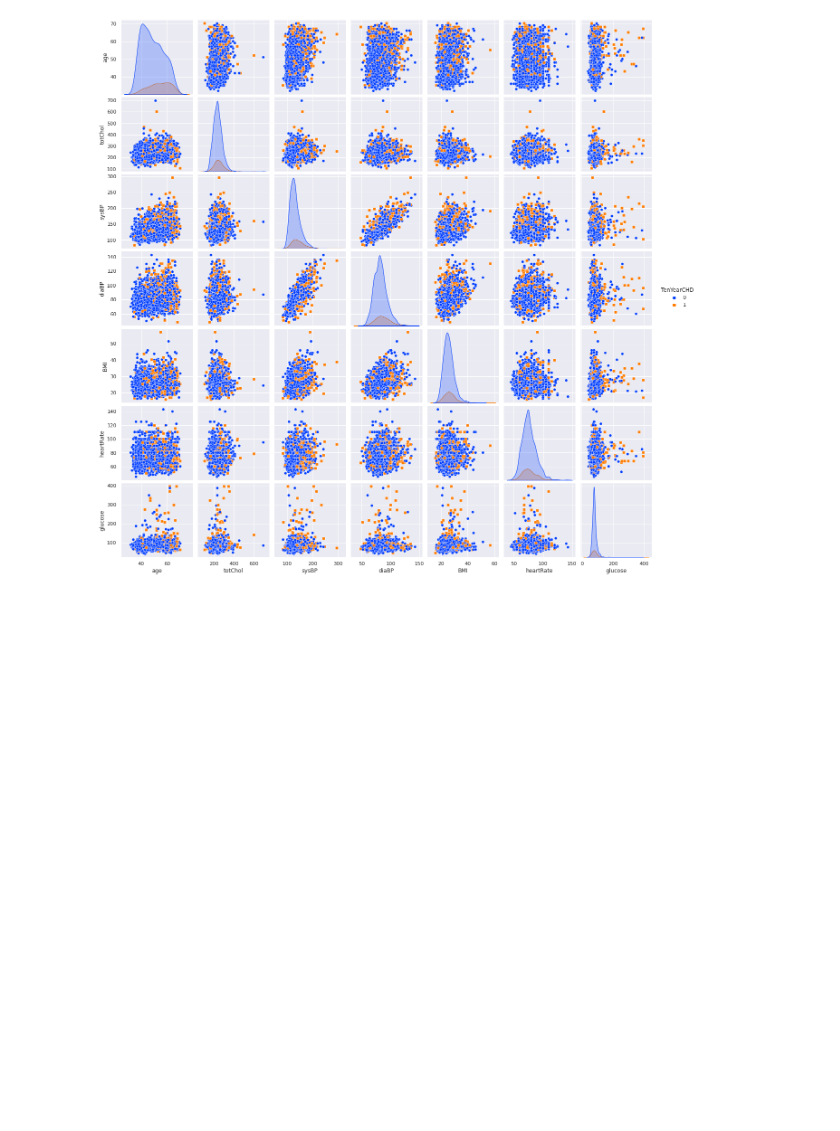
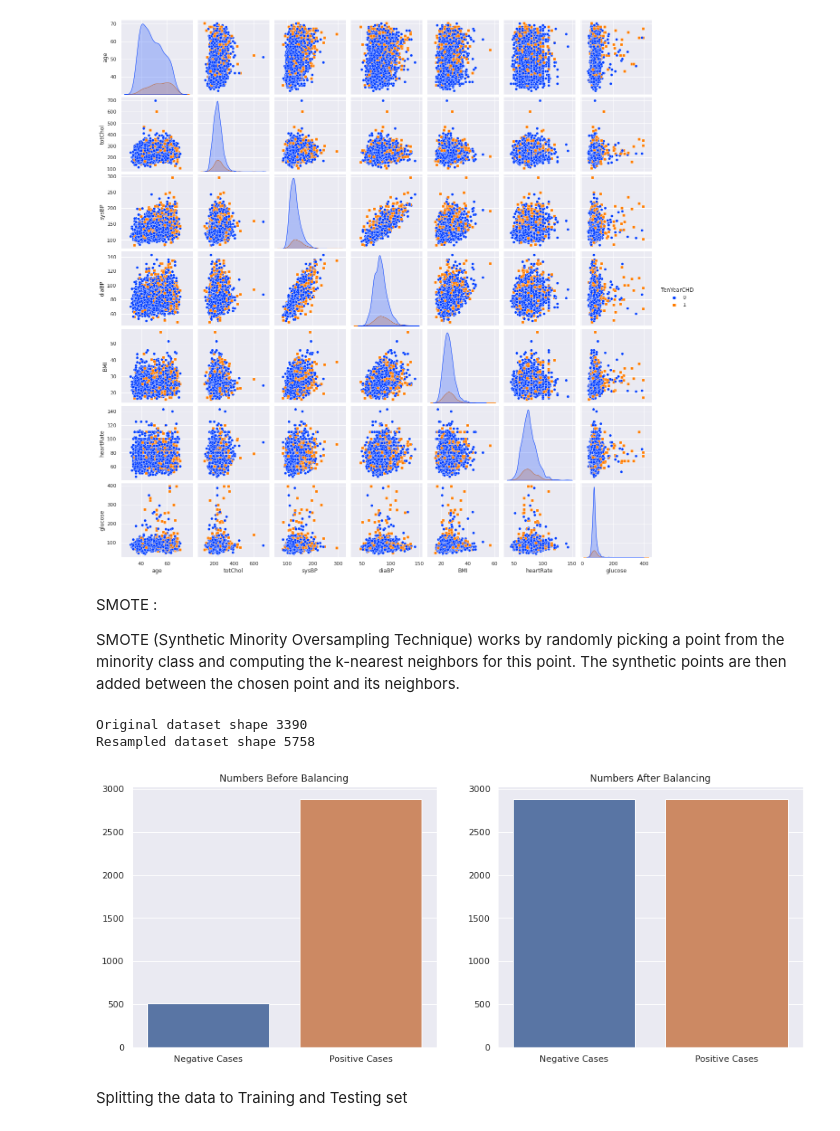
Before and after one commit to bharath967/Cardiovascular-Risk-Prediction, a Jupyter notebook: Cardiovascular_project.ipynb, the cells around one changed output. Saved outputs shown, nothing was run; the diff lists cells and outputs as text; code cells hidden in the pictures; blank space fills up the shorter version.

```diff
--- a/Cardiovascular_project.ipynb
+++ b/Cardiovascular_project.ipynb
@@ -673,3 +673,7 @@ sns.pairplot(data, hue = 'TenYearCHD', markers=["o", "s"], vars = embeded_rf_fea
 # %% [output]
 <seaborn.axisgrid.PairGrid at 0x...>
 [figure]
+# %% [markdown]
+SMOTE :
+
+SMOTE (Synthetic Minority Oversampling Technique) works by randomly picking a point from the minority class and computing the k-nearest neighbors for this point. The synthetic points are then added between the chosen point and its neighbors.
@@ -675,0 +682,28 @@ sns.pairplot(data, hue = 'TenYearCHD', markers=["o", "s"], vars = embeded_rf_fea
+# %%
+smote = SMOTE()
+
+X = data[embeded_rf_feature]
+y = data.iloc[:,-1]
+# fit predictor and target variable
+x_smote, y_smote = smote.fit_resample(X, y)
+
+print('Original dataset shape', len(data))
+print('Resampled dataset shape', len(y_smote))
+# %% [output]
+Original dataset shape 3390
+Resampled dataset shape 5758
+# %%
+from collections import Counter
+labels = ["Negative Cases","Positive Cases"]
+plt.figure(figsize=(15,6))
+plt.subplot(1,2,1)
+sns.barplot(labels, list(dict(Counter(y)).values()))
+plt.title("Numbers Before Balancing")
+plt.subplot(1,2,2)
+sns.barplot(labels, list(dict(Counter(y_smote)).values()))
+plt.title("Numbers After Balancing")
+plt.show()
+# %% [output]
+[figure, added]
+# %% [markdown]
+Splitting the data to Training and Testing set
```
Also changed, not shown: parts of 33 cells of this notebook.
